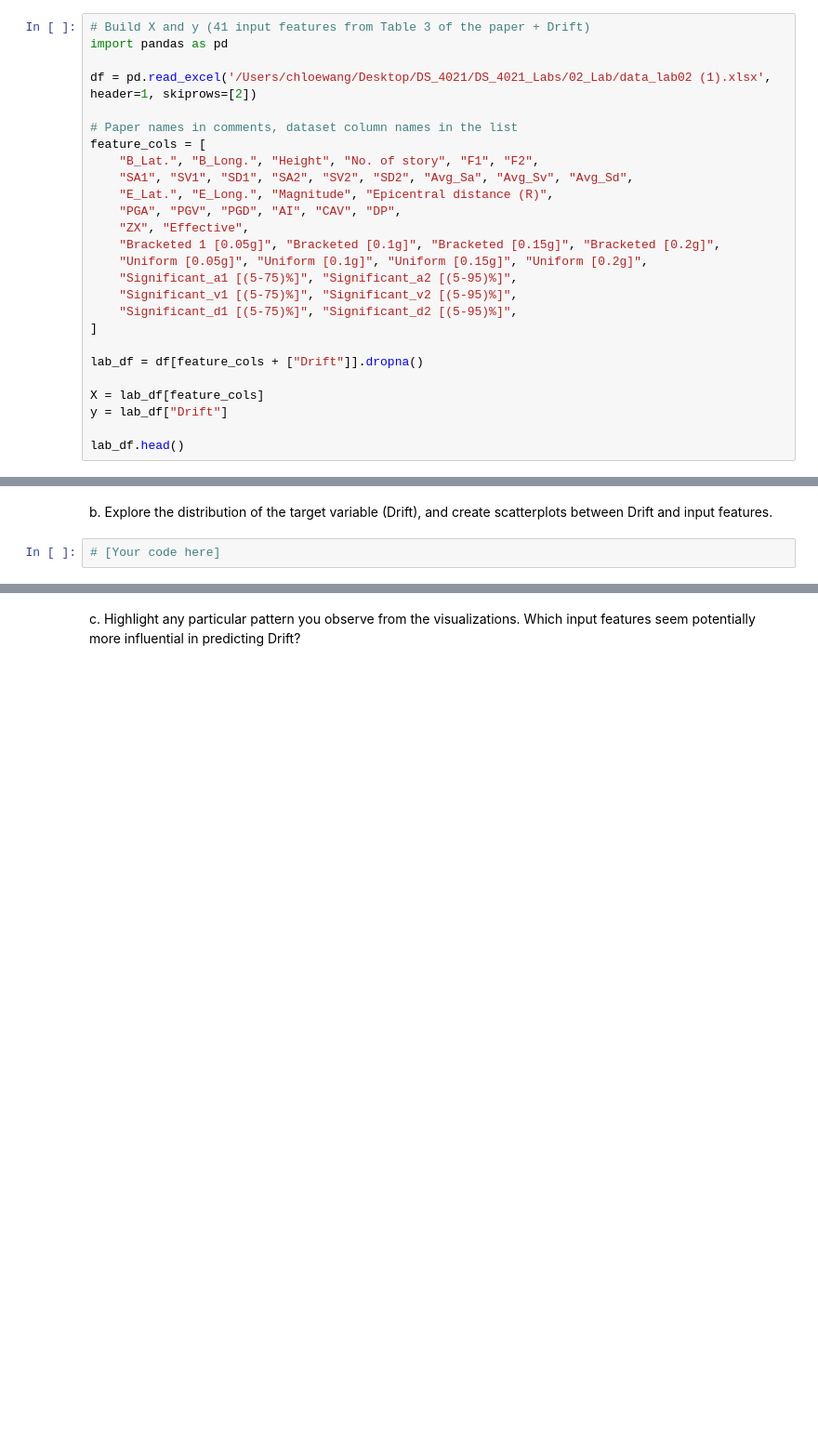
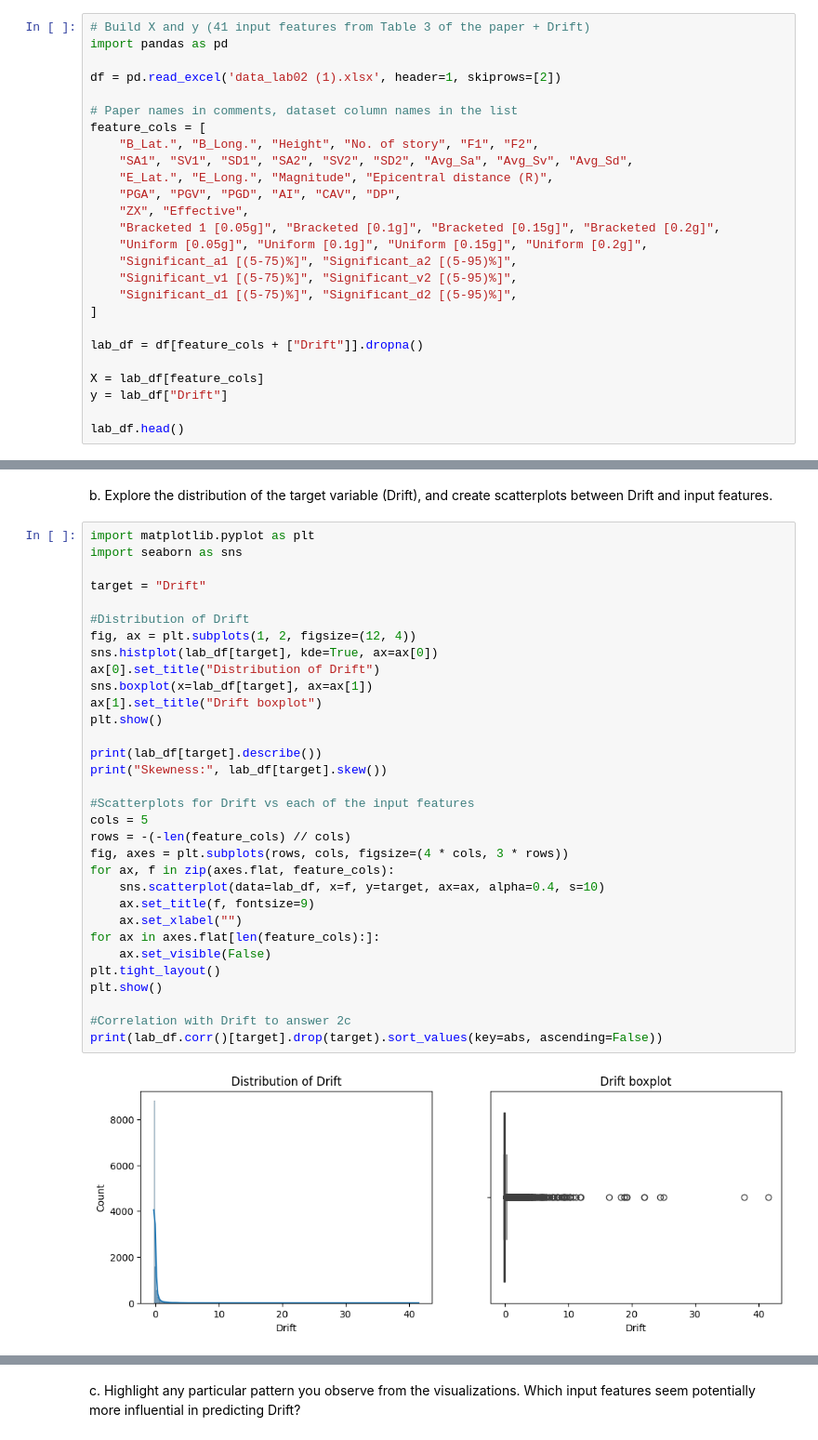
Before and after one commit to fortunecookie040/DS_4021_Labs, a Jupyter notebook: 02_Lab/02-seismic-support-vector-regression.ipynb, the cells around one changed output, grey strips where cells are left out. Shown at 93% size. Cells and saved outputs as stored; diff of their text form; blank space fills up the shorter version.

```diff
--- a/02_Lab/02-seismic-support-vector-regression.ipynb
+++ b/02_Lab/02-seismic-support-vector-regression.ipynb
@@ -100,7 +103,7 @@ a. Load the dataset accompanying this lab and create a new dataset containing th
 # Build X and y (41 input features from Table 3 of the paper + Drift)
 import pandas as pd
 
-df = pd.read_excel('/Users/chloewang/Desktop/DS_4021/DS_4021_Labs/02_Lab/data_lab02 (1).xlsx', header=1, skiprows=[2])
+df = pd.read_excel('data_lab02 (1).xlsx', header=1, skiprows=[2])
 
 # Paper names in comments, dataset column names in the list
 feature_cols = [
@@ -133,4 +136,36 @@ lab_df.head()
 # %% [markdown]
 b. Explore the distribution of the target variable (Drift), and create scatterplots between Drift and input features.
 # %%
-# [Your code here]
+import matplotlib.pyplot as plt
+import seaborn as sns
+
+target = "Drift"
+
+#Distribution of Drift
+fig, ax = plt.subplots(1, 2, figsize=(12, 4))
+sns.histplot(lab_df[target], kde=True, ax=ax[0])
+ax[0].set_title("Distribution of Drift")
+sns.boxplot(x=lab_df[target], ax=ax[1])
+ax[1].set_title("Drift boxplot")
+plt.show()
+
+print(lab_df[target].describe())
+print("Skewness:", lab_df[target].skew())
+
+#Scatterplots for Drift vs each of the input features
+cols = 5
+rows = -(-len(feature_cols) // cols)
+fig, axes = plt.subplots(rows, cols, figsize=(4 * cols, 3 * rows))
+for ax, f in zip(axes.flat, feature_cols):
+    sns.scatterplot(data=lab_df, x=f, y=target, ax=ax, alpha=0.4, s=10)
+    ax.set_title(f, fontsize=9)
+    ax.set_xlabel("")
+for ax in axes.flat[len(feature_cols):]:
+    ax.set_visible(False)
+plt.tight_layout()
+plt.show()
+
+#Correlation with Drift to answer 2c
+print(lab_df.corr()[target].drop(target).sort_values(key=abs, ascending=False))
+# %% [output]
+[figure, added]
```
Also changed, not shown: parts of 8 cells of this notebook.
